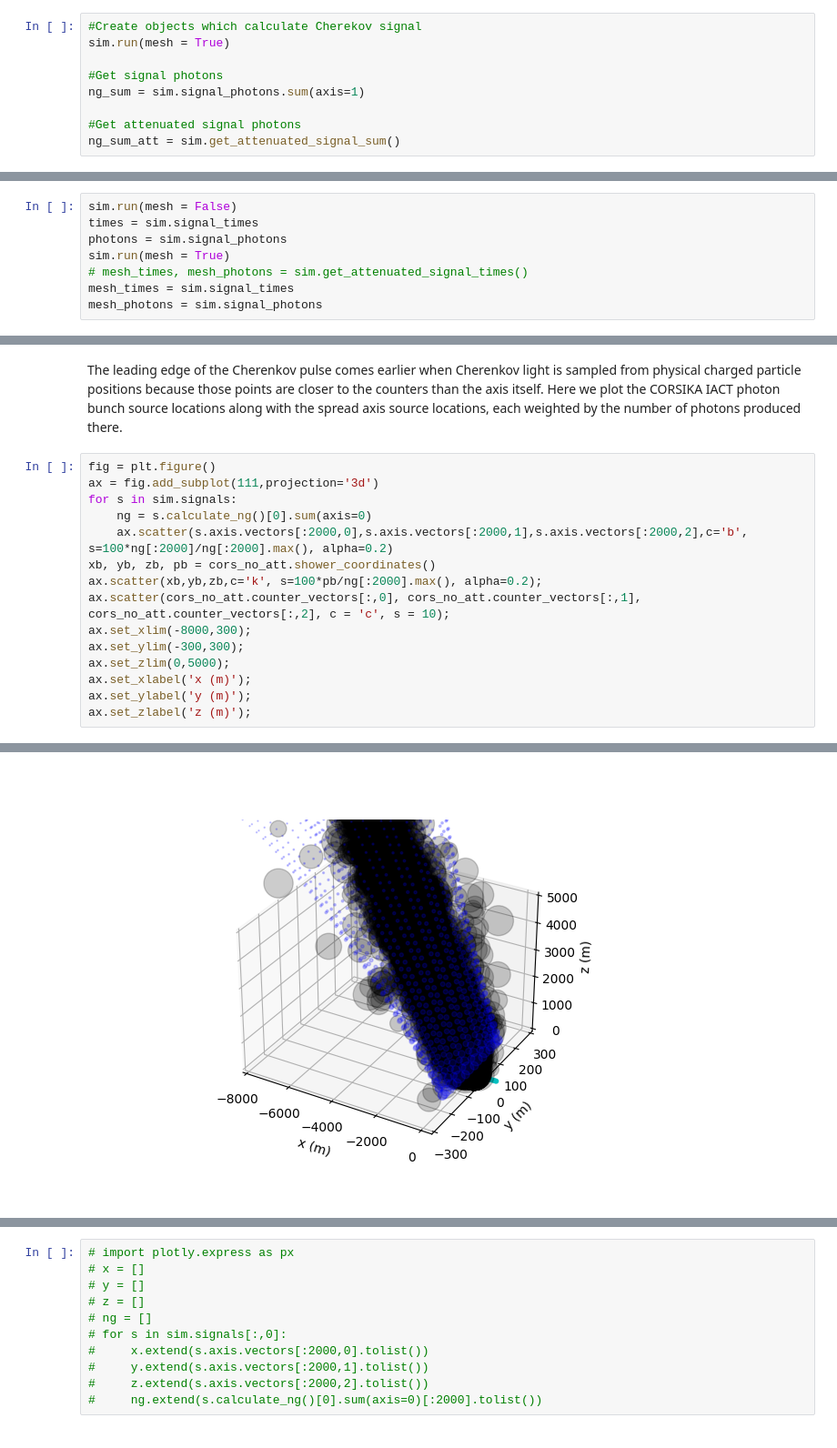
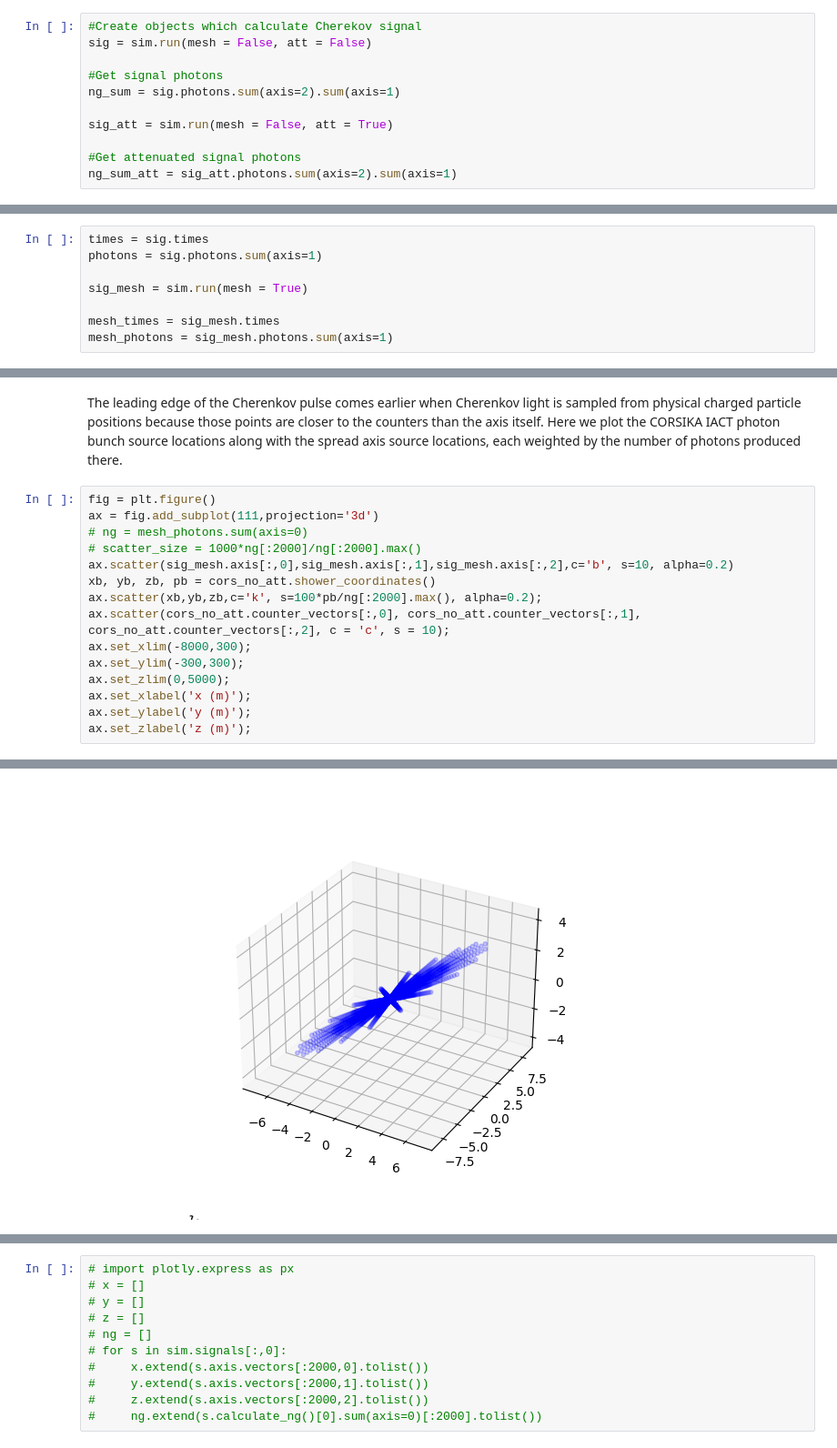
Before and after one commit to ikepc1/CHASM_NuSpacesim, a Jupyter notebook: demo/CORSIKA comparison demo.ipynb, the cells around one changed output, grey strips where cells are left out. Shown at 91% size. Cells and saved outputs as stored; diff of their text form.

```diff
--- a/demo/CORSIKA comparison demo.ipynb
+++ b/demo/CORSIKA comparison demo.ipynb
@@ -39,12 +39,14 @@ sim.add(ch.Yield(cors_no_att.min_l, cors_no_att.max_l,30))
 Now the simulation has all the necessary elements to calculate a Cherenkov signal.
 # %%
 #Create objects which calculate Cherekov signal
-sim.run(mesh = True)
+sig = sim.run(mesh = False, att = False)
 
 #Get signal photons
-ng_sum = sim.signal_photons.sum(axis=1)
+ng_sum = sig.photons.sum(axis=2).sum(axis=1)
+
+sig_att = sim.run(mesh = False, att = True)
 
 #Get attenuated signal photons
-ng_sum_att = sim.get_attenuated_signal_sum()
+ng_sum_att = sig_att.photons.sum(axis=2).sum(axis=1)
 # %% [markdown]
 Now let's plot the Cherenkov signal from both CORSIKA IACT and CHASM.
@@ -67,13 +65,13 @@ plt.title('Cherenkov Lateral Distribution');
 # %% [markdown]
 We can also compare the arrival time distributions of CHASM photons from each stage to that of the CORSIKA IACT photon bunches. For better modeling of the leading edge of the pulse, the CHASM mesh option samples the Cherenkov distribution at rings surrounding the axis, rather than just along the axis. Charged particles are distributed to each ring according to the universal energy-independent NKG distribution.
-# %%
-sim.run(mesh = False)
-times = sim.signal_times
-photons = sim.signal_photons
-sim.run(mesh = True)
-# mesh_times, mesh_photons = sim.get_attenuated_signal_times()
-mesh_times = sim.signal_times
-mesh_photons = sim.signal_photons
+# %%
+times = sig.times
+photons = sig.photons.sum(axis=1)
+
+sig_mesh = sim.run(mesh = True)
+
+mesh_times = sig_mesh.times
+mesh_photons = sig_mesh.photons.sum(axis=1)
 # %% [markdown]
 Now let's look at the arrival times for various counters at various distances from the shower core.
 # %%
@@ -118,9 +116,9 @@ The leading edge of the Cherenkov pulse comes earlier when Cherenkov light is sa
 # %%
 fig = plt.figure()
 ax = fig.add_subplot(111,projection='3d')
-for s in sim.signals:
-    ng = s.calculate_ng()[0].sum(axis=0)
-    ax.scatter(s.axis.vectors[:2000,0],s.axis.vectors[:2000,1],s.axis.vectors[:2000,2],c='b', s=100*ng[:2000]/ng[:2000].max(), alpha=0.2)
+# ng = mesh_photons.sum(axis=0)
+# scatter_size = 1000*ng[:2000]/ng[:2000].max()
+ax.scatter(sig_mesh.axis[:,0],sig_mesh.axis[:,1],sig_mesh.axis[:,2],c='b', s=10, alpha=0.2)
 xb, yb, zb, pb = cors_no_att.shower_coordinates()
 ax.scatter(xb,yb,zb,c='k', s=100*pb/ng[:2000].max(), alpha=0.2);
 ax.scatter(cors_no_att.counter_vectors[:,0], cors_no_att.counter_vectors[:,1], cors_no_att.counter_vectors[:,2], c = 'c', s = 10);
@@ -134 +133 @@ ax.set_zlabel('z (m)');
-[figure, old version]
+[figure, new version]
```
Also changed, not shown: parts of 8 cells of this notebook, 3 other files.
